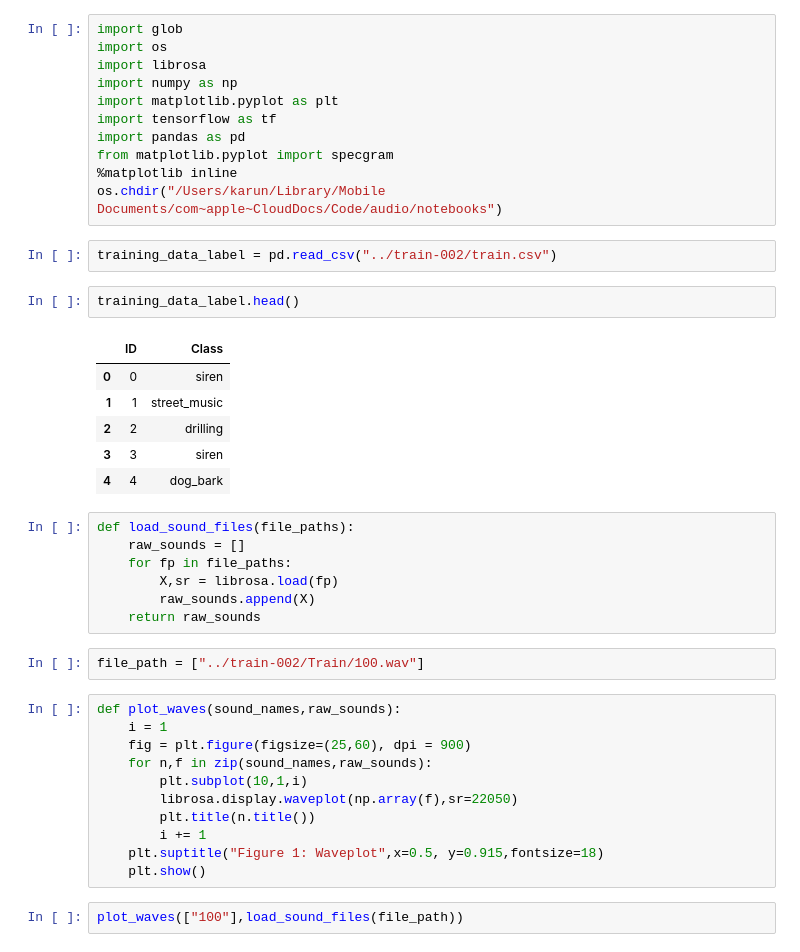
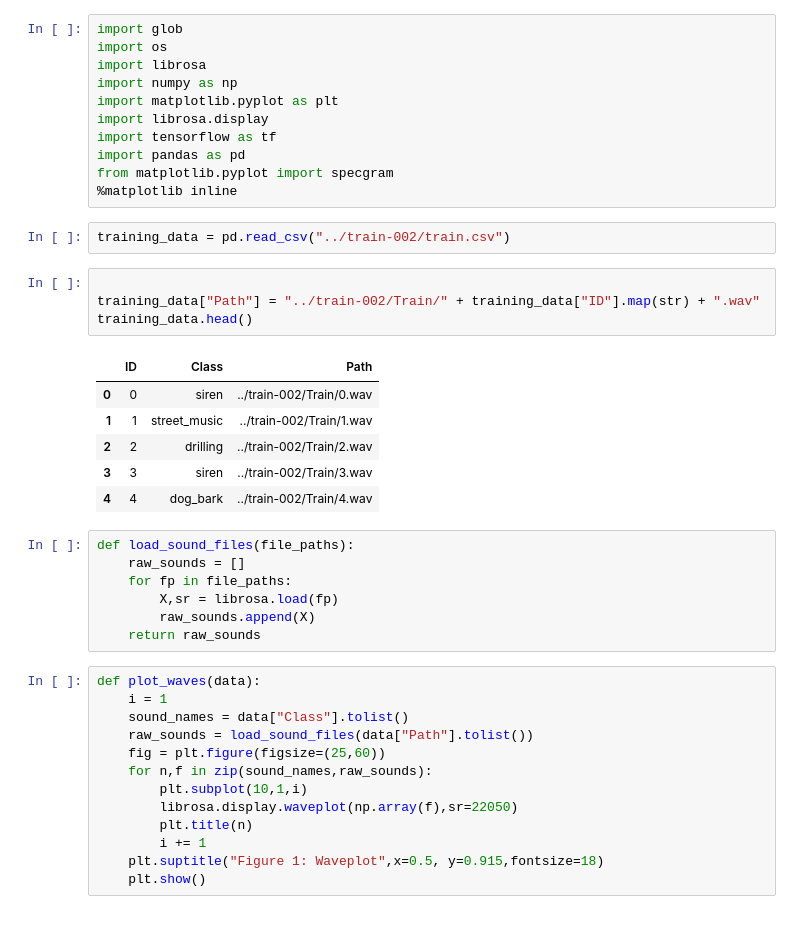
Before and after one commit to karun-r/audio-analysis, a Jupyter notebook: audio-analysis.ipynb, the cells around one changed output. Cells and saved outputs as stored; diff of their text form; blank space fills up the shorter version.

```diff
--- a/audio-analysis.ipynb
+++ b/audio-analysis.ipynb
@@ -4,22 +4,24 @@ import os
 import librosa
 import numpy as np
 import matplotlib.pyplot as plt
+import librosa.display
 import tensorflow as tf
 import pandas as pd
 from matplotlib.pyplot import specgram
 %matplotlib inline
-os.chdir("/Users/karun/Library/Mobile Documents/com~apple~CloudDocs/Code/audio/notebooks")
 # %%
-training_data_label = pd.read_csv("../train-002/train.csv")
+training_data = pd.read_csv("../train-002/train.csv")
-# %%
-training_data_label.head()
-# %% [output]
-|  | ID | Class |
-| 0 | 0 | siren |
-| 1 | 1 | street_music |
-| 2 | 2 | drilling |
-| 3 | 3 | siren |
-| 4 | 4 | dog_bark |
+# %%
+
+training_data["Path"] = "../train-002/Train/" + training_data["ID"].map(str) + ".wav"
+training_data.head()
+# %% [output]
+|  | ID | Class | Path |
+| 0 | 0 | siren | ../train-002/Train/0.wav |
+| 1 | 1 | street_music | ../train-002/Train/1.wav |
+| 2 | 2 | drilling | ../train-002/Train/2.wav |
+| 3 | 3 | siren | ../train-002/Train/3.wav |
+| 4 | 4 | dog_bark | ../train-002/Train/4.wav |
 # %%
 def load_sound_files(file_paths):
     raw_sounds = []
@@ -27,18 +29,16 @@ def load_sound_files(file_paths):
         X,sr = librosa.load(fp)
         raw_sounds.append(X)
     return raw_sounds
-# %%
-file_path = ["../train-002/Train/100.wav"]
 # %%
-def plot_waves(sound_names,raw_sounds):
+def plot_waves(data):
     i = 1
-    fig = plt.figure(figsize=(25,60), dpi = 900)
+    sound_names = data["Class"].tolist()
+    raw_sounds = load_sound_files(data["Path"].tolist())
+    fig = plt.figure(figsize=(25,60))
     for n,f in zip(sound_names,raw_sounds):
         plt.subplot(10,1,i)
         librosa.display.waveplot(np.array(f),sr=22050)
-        plt.title(n.title())
+        plt.title(n)
         i += 1
     plt.suptitle("Figure 1: Waveplot",x=0.5, y=0.915,fontsize=18)
     plt.show()
-# %%
-plot_waves(["100"],load_sound_files(file_path))
```
Also changed, not shown: parts of 2 cells of this notebook.
